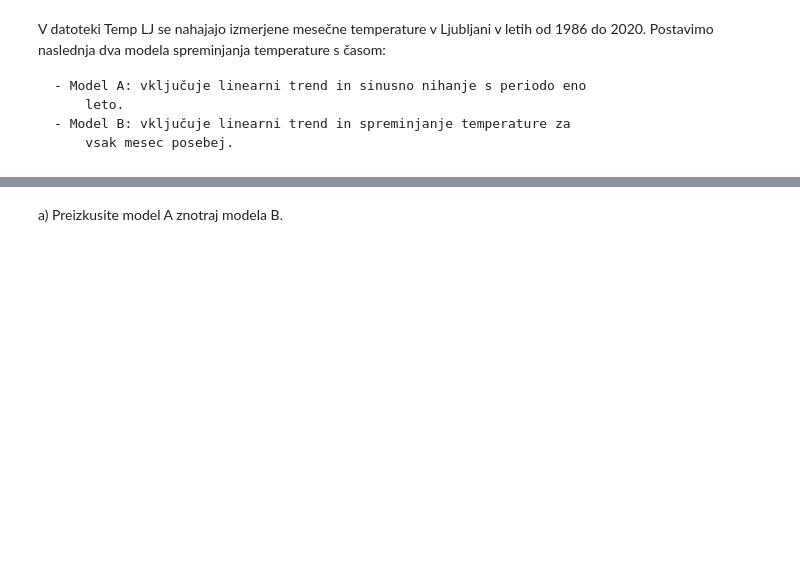
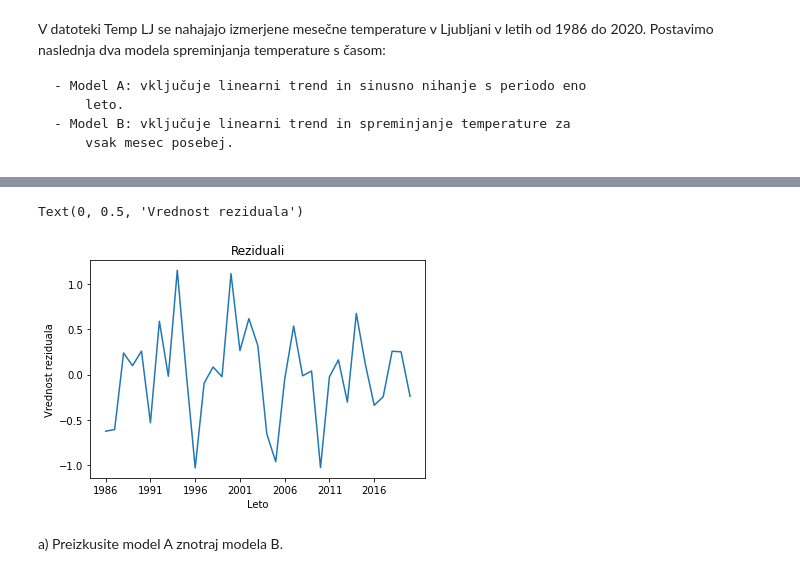
Before and after one commit to DejanPeric058/Seminarska-naloga-pri-Statistiki, a Jupyter notebook: 3. naloga.ipynb, the cells around one changed output, grey strips where cells are left out. Saved outputs shown, nothing was run; the diff lists cells and outputs as text; code cells hidden in the pictures; blank space fills up the shorter version.

```diff
--- a/3. naloga.ipynb
+++ b/3. naloga.ipynb
@@ -69,3 +97,17 @@ result
+# %%
+#plt.plot(residual)
+leta = temp_lj["LETO"].values
+years = list(set(leta))
+years5 = [years[i] for i in range(35) if i % 5 == 0]
+default_x_ticks = range(len(years5))
+plt.plot(np.arange(35), residual)
+plt.xticks(np.arange(0,35,5), years5)
+plt.title('Reziduali')
+plt.xlabel('Leto')
+plt.ylabel('Vrednost reziduala')
+# %% [output]
+Text(0, 0.5, 'Vrednost reziduala')
+[figure, added]
 # %% [markdown]
 a) Preizkusite model A znotraj modela B.
 # %% [markdown]
```
Also changed, not shown: parts of 18 cells of this notebook.
